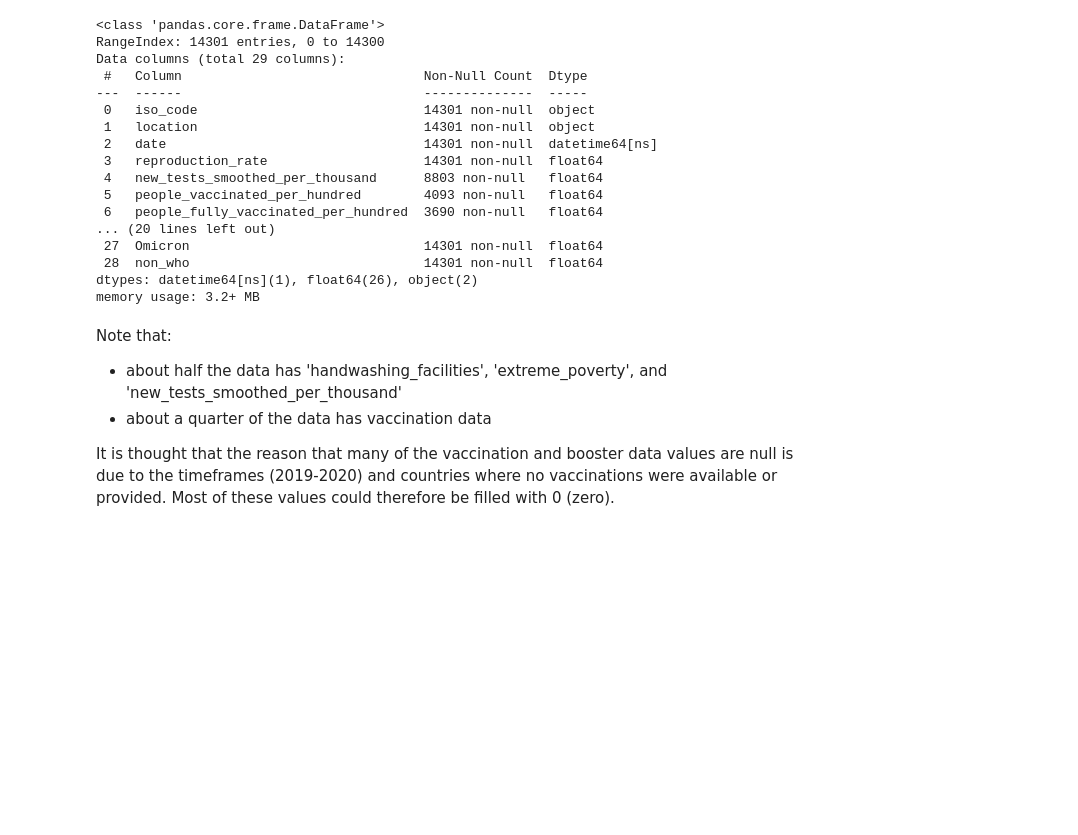
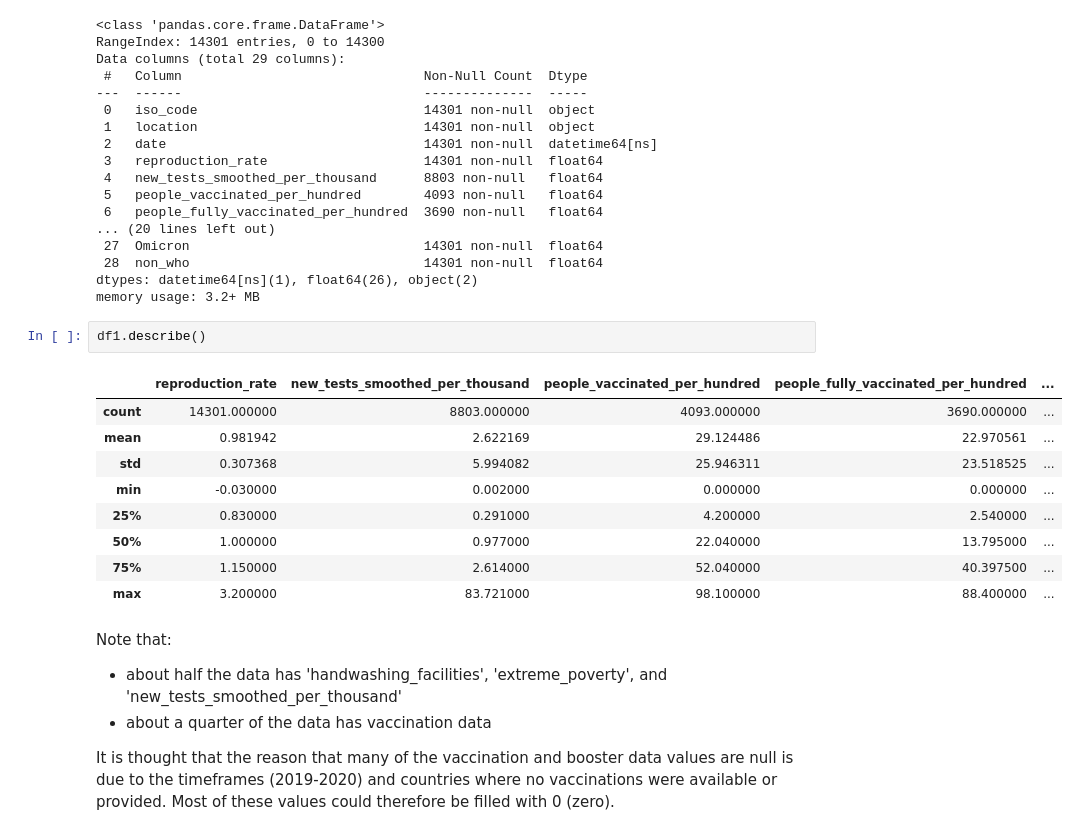
Before and after one commit to w-oke/covid_reproduction, a Jupyter notebook: covid_owid_2_analysis_NN.ipynb, the cells around one changed output. Drawn from its saved outputs; the diff is of its cells as text; blank space fills up the shorter version.

```diff
--- a/covid_owid_2_analysis_NN.ipynb
+++ b/covid_owid_2_analysis_NN.ipynb
@@ -29,6 +34,18 @@ Data columns (total 29 columns):
  28  non_who                              14301 non-null  float64
 dtypes: datetime64[ns](1), float64(26), object(2)
 memory usage: 3.2+ MB
+# %%
+df1.describe()
+# %% [output]
+|  | reproduction_rate | new_tests_smoothed_per_thousand | people_vaccinated_per_hundred | people_fully_vaccinated_per_hundred | ... |
+| count | 14301.000000 | 8803.000000 | 4093.000000 | 3690.000000 | ... |
+| mean | 0.981942 | 2.622169 | 29.124486 | 22.970561 | ... |
+| std | 0.307368 | 5.994082 | 25.946311 | 23.518525 | ... |
+| min | -0.030000 | 0.002000 | 0.000000 | 0.000000 | ... |
+| 25% | 0.830000 | 0.291000 | 4.200000 | 2.540000 | ... |
+| 50% | 1.000000 | 0.977000 | 22.040000 | 13.795000 | ... |
+| 75% | 1.150000 | 2.614000 | 52.040000 | 40.397500 | ... |
+| max | 3.200000 | 83.721000 | 98.100000 | 88.400000 | ... |
 # %% [markdown]
 Note that:
 * about half the data has 'handwashing_facilities', 'extreme_poverty', and 'new_tests_smoothed_per_thousand'
```
Also changed, not shown: parts of 17 cells of this notebook.
